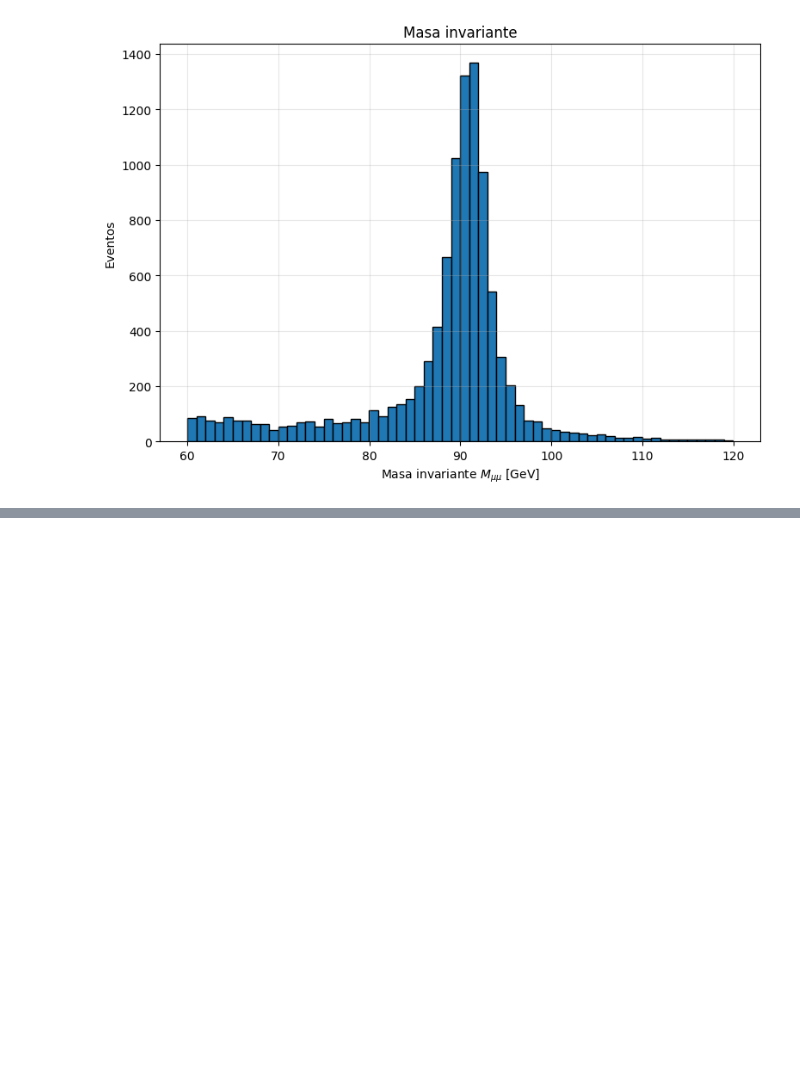
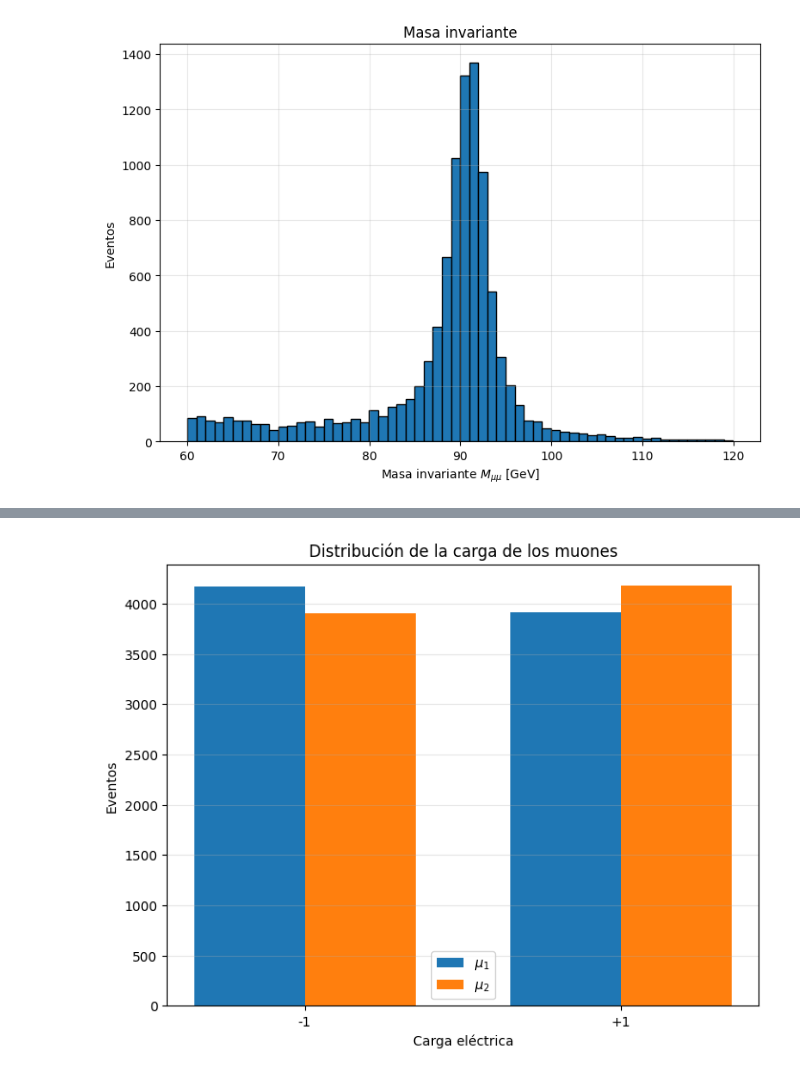
Before and after one commit to YatzyOmg/Particle-Physics, a Jupyter notebook: Reconstrucción_de_la_masa_invariante_de_un_par_de_muones.ipynb, the cells around one changed output, grey strips where cells are left out. Cells and saved outputs as stored; diff of their text form; code cells hidden in the pictures; blank space fills up the shorter version.

```diff
--- a/Reconstrucción_de_la_masa_invariante_de_un_par_de_muones.ipynb
+++ b/Reconstrucción_de_la_masa_invariante_de_un_par_de_muones.ipynb
@@ -82,0 +207,36 @@ plt.show()
+# %%
+# Carga electrica
+plt.figure(figsize=(8,6))
+
+cargas = [-1, 1]
+
+Q1 = df_sel["Q1"].value_counts().reindex(cargas, fill_value=0)
+Q2 = df_sel["Q2"].value_counts().reindex(cargas, fill_value=0)
+
+x = np.arange(len(cargas))
+ancho = 0.35
+
+plt.bar(
+    x - ancho/2,
+    Q1.values,
+    ancho,
+    label=r"$\mu_1$"
+)
+
+plt.bar(
+    x + ancho/2,
+    Q2.values,
+    ancho,
+    label=r"$\mu_2$"
+)
+
+plt.xticks(x, ["-1", "+1"])
+plt.xlabel("Carga eléctrica")
+plt.ylabel("Eventos")
+plt.title("Distribución de la carga de los muones")
+plt.legend()
+plt.grid(axis="y", alpha=0.3)
+
+plt.show()
+# %% [output]
+[figure, added]
```
Also changed, not shown: parts of 10 cells of this notebook.
